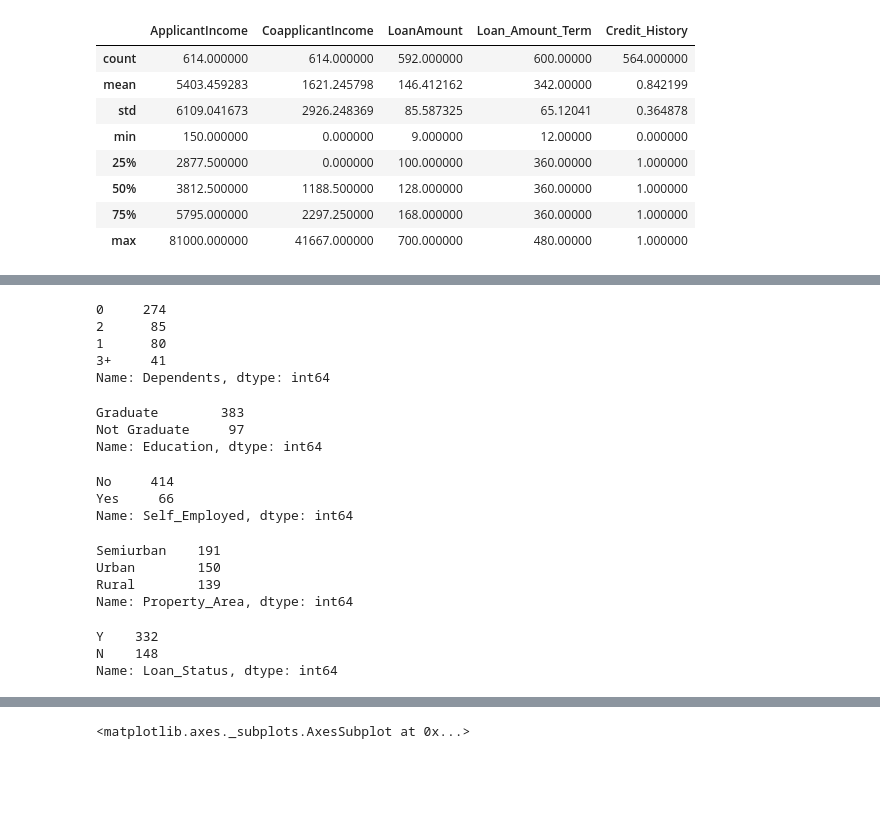
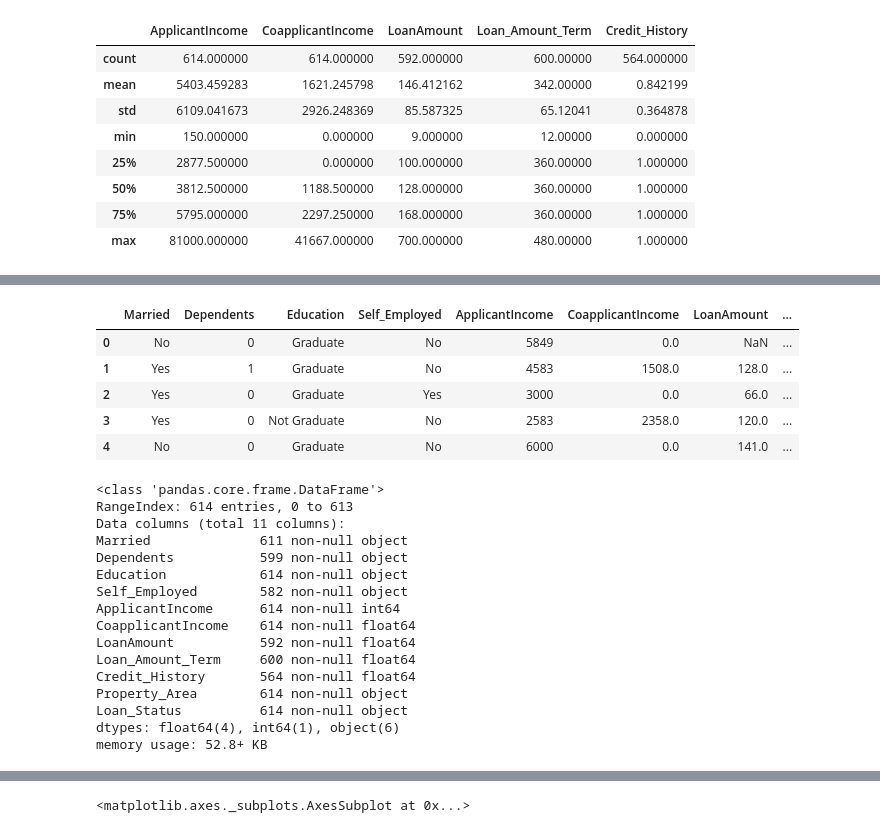
Before and after one commit to bharnats/Mortgage_Masters, a Jupyter notebook: cleanData_explore_train.ipynb, the cells around one changed output, grey strips where cells are left out. Saved outputs shown, nothing was run; the diff lists cells and outputs as text; code cells hidden in the pictures; blank space fills up the shorter version.

```diff
--- a/cleanData_explore_train.ipynb
+++ b/cleanData_explore_train.ipynb
@@ -31,6 +31,3 @@ df.describe()
 | 50% | 3812.500000 | 1188.500000 | 128.000000 | 360.00000 | 1.000000 |
 | 75% | 5795.000000 | 2297.250000 | 168.000000 | 360.00000 | 1.000000 |
 | max | 81000.000000 | 41667.000000 | 700.000000 | 480.00000 | 1.000000 |
-# %%
-df = df.dropna()
-df.head()
@@ -56,33 +34,32 @@ Name: Married, dtype: int64
-# %%
-df['Dependents'].value_counts()
-# %% [output]
-0     274
-2      85
-1      80
-3+     41
-Name: Dependents, dtype: int64
-# %%
-df['Education'].value_counts()
-# %% [output]
-Graduate        383
-Not Graduate     97
-Name: Education, dtype: int64
-# %%
-df['Self_Employed'].value_counts()
-# %% [output]
-No     414
-Yes     66
-Name: Self_Employed, dtype: int64
-# %%
-df['Property_Area'].value_counts()
-# %% [output]
-Semiurban    191
-Urban        150
-Rural        139
-Name: Property_Area, dtype: int64
-# %%
-df['Loan_Status'].value_counts()
-# %% [output]
-Y    332
-N    148
-Name: Loan_Status, dtype: int64
+# %%
+# Drop the loan ID and Gender columns.  They have no impact on loan approval
+loans = df.drop("Loan_ID", axis = 1)
+loans = loans.drop("Gender", axis = 1)
+loans.head()
+# %% [output]
+|  | Married | Dependents | Education | Self_Employed | ApplicantIncome | CoapplicantIncome | LoanAmount | ... |
+| 0 | No | 0 | Graduate | No | 5849 | 0.0 | NaN | ... |
+| 1 | Yes | 1 | Graduate | No | 4583 | 1508.0 | 128.0 | ... |
+| 2 | Yes | 0 | Graduate | Yes | 3000 | 0.0 | 66.0 | ... |
+| 3 | Yes | 0 | Not Graduate | No | 2583 | 2358.0 | 120.0 | ... |
+| 4 | No | 0 | Graduate | No | 6000 | 0.0 | 141.0 | ... |
+# %%
+#Look at the data to see where the gaps are in the columns.
+loans.info()
+# %% [output]
+<class 'pandas.core.frame.DataFrame'>
+RangeIndex: 614 entries, 0 to 613
+Data columns (total 11 columns):
+Married              611 non-null object
+Dependents           599 non-null object
+Education            614 non-null object
+Self_Employed        582 non-null object
+ApplicantIncome      614 non-null int64
+CoapplicantIncome    614 non-null float64
+LoanAmount           592 non-null float64
+Loan_Amount_Term     600 non-null float64
+Credit_History       564 non-null float64
+Property_Area        614 non-null object
+Loan_Status          614 non-null object
+dtypes: float64(4), int64(1), object(6)
+memory usage: 52.8+ KB
```
Also changed, not shown: parts of 24 cells of this notebook, 6 other files.
